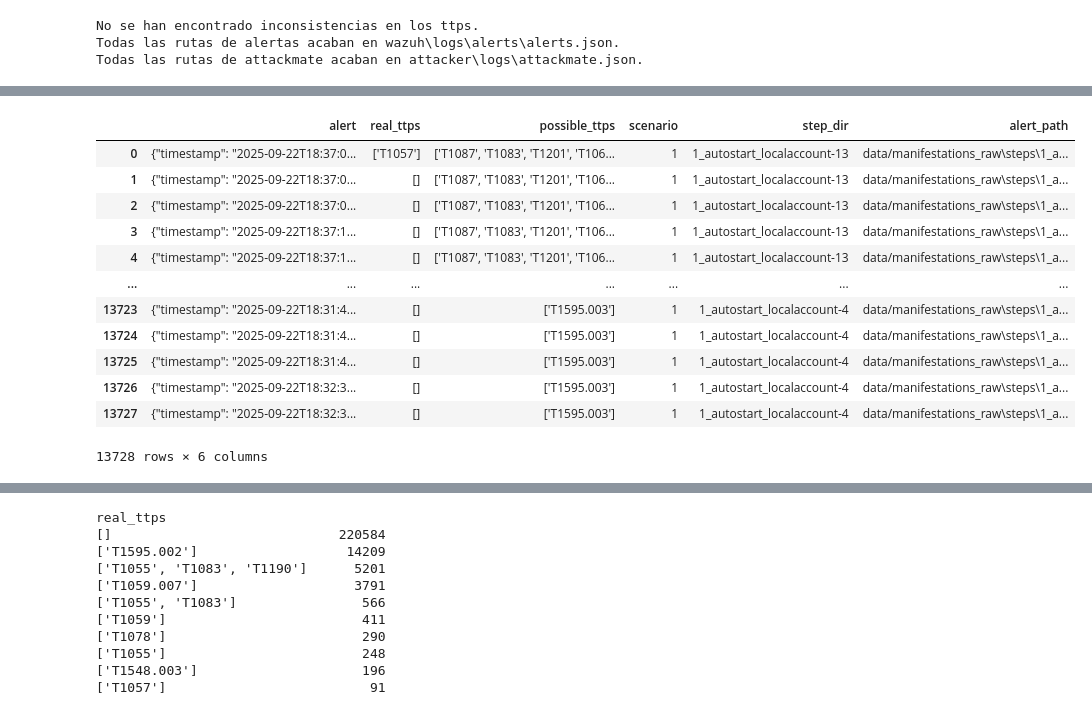
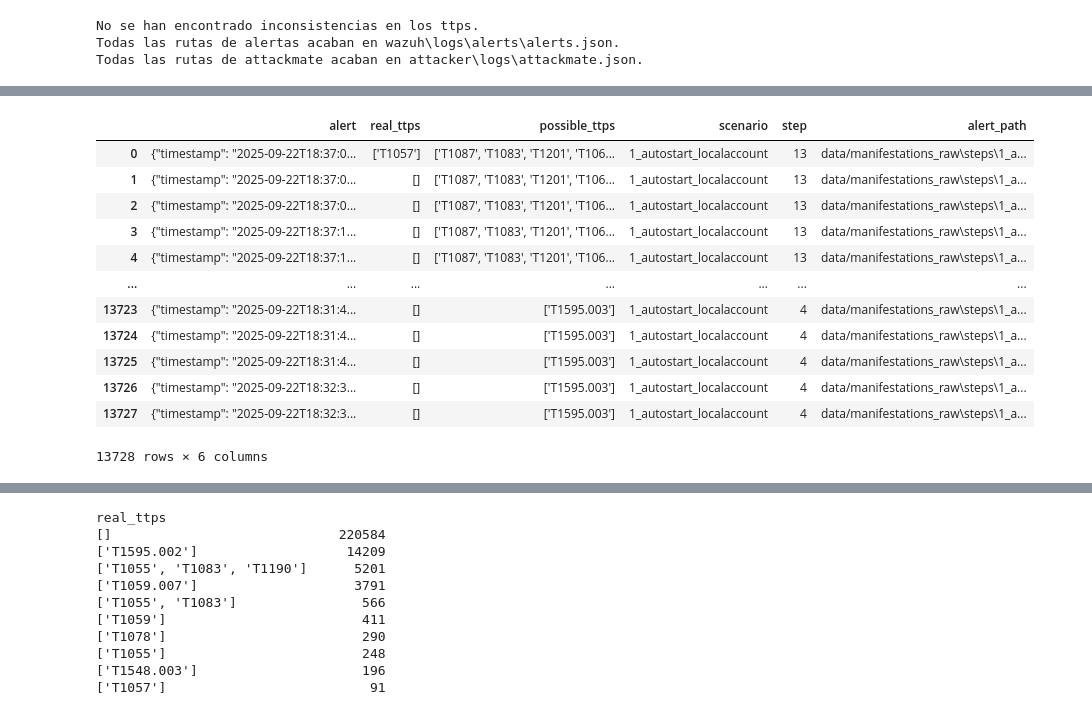
Before and after one commit to omarinfl/alert_correlation, a Jupyter notebook: extraction.ipynb, the cells around one changed output, grey strips where cells are left out. Saved outputs shown, nothing was run; the diff lists cells and outputs as text; code cells hidden in the pictures.

```diff
--- a/extraction.ipynb
+++ b/extraction.ipynb
@@ -144,16 +138,16 @@ df.head()
 # %%
-df[df['step_dir'].str.contains('1_autostart_localaccount')]
+df[df['scenario'] == '1_autostart_localaccount']
 # %% [output]
-|  | alert | real_ttps | possible_ttps | scenario | step_dir | alert_path |
-| 0 | {"timestamp": "2025-09-22T18:37:0... | ['T1057'] | ['T1087', 'T1083', 'T1201', 'T106... | 1 | 1_autostart_localaccount-13 | data/manifestations_raw\steps\1_a... |
-| 1 | {"timestamp": "2025-09-22T18:37:0... | [] | ['T1087', 'T1083', 'T1201', 'T106... | 1 | 1_autostart_localaccount-13 | data/manifestations_raw\steps\1_a... |
-| 2 | {"timestamp": "2025-09-22T18:37:0... | [] | ['T1087', 'T1083', 'T1201', 'T106... | 1 | 1_autostart_localaccount-13 | data/manifestations_raw\steps\1_a... |
-| 3 | {"timestamp": "2025-09-22T18:37:1... | [] | ['T1087', 'T1083', 'T1201', 'T106... | 1 | 1_autostart_localaccount-13 | data/manifestations_raw\steps\1_a... |
-| 4 | {"timestamp": "2025-09-22T18:37:1... | [] | ['T1087', 'T1083', 'T1201', 'T106... | 1 | 1_autostart_localaccount-13 | data/manifestations_raw\steps\1_a... |
+|  | alert | real_ttps | possible_ttps | scenario | step | alert_path |
+| 0 | {"timestamp": "2025-09-22T18:37:0... | ['T1057'] | ['T1087', 'T1083', 'T1201', 'T106... | 1_autostart_localaccount | 13 | data/manifestations_raw\steps\1_a... |
+| 1 | {"timestamp": "2025-09-22T18:37:0... | [] | ['T1087', 'T1083', 'T1201', 'T106... | 1_autostart_localaccount | 13 | data/manifestations_raw\steps\1_a... |
+| 2 | {"timestamp": "2025-09-22T18:37:0... | [] | ['T1087', 'T1083', 'T1201', 'T106... | 1_autostart_localaccount | 13 | data/manifestations_raw\steps\1_a... |
+| 3 | {"timestamp": "2025-09-22T18:37:1... | [] | ['T1087', 'T1083', 'T1201', 'T106... | 1_autostart_localaccount | 13 | data/manifestations_raw\steps\1_a... |
+| 4 | {"timestamp": "2025-09-22T18:37:1... | [] | ['T1087', 'T1083', 'T1201', 'T106... | 1_autostart_localaccount | 13 | data/manifestations_raw\steps\1_a... |
 | ... | ... | ... | ... | ... | ... | ... |
-| 13723 | {"timestamp": "2025-09-22T18:31:4... | [] | ['T1595.003'] | 1 | 1_autostart_localaccount-4 | data/manifestations_raw\steps\1_a... |
-| 13724 | {"timestamp": "2025-09-22T18:31:4... | [] | ['T1595.003'] | 1 | 1_autostart_localaccount-4 | data/manifestations_raw\steps\1_a... |
-| 13725 | {"timestamp": "2025-09-22T18:31:4... | [] | ['T1595.003'] | 1 | 1_autostart_localaccount-4 | data/manifestations_raw\steps\1_a... |
-| 13726 | {"timestamp": "2025-09-22T18:32:3... | [] | ['T1595.003'] | 1 | 1_autostart_localaccount-4 | data/manifestations_raw\steps\1_a... |
-| 13727 | {"timestamp": "2025-09-22T18:32:3... | [] | ['T1595.003'] | 1 | 1_autostart_localaccount-4 | data/manifestations_raw\steps\1_a... |
+| 13723 | {"timestamp": "2025-09-22T18:31:4... | [] | ['T1595.003'] | 1_autostart_localaccount | 4 | data/manifestations_raw\steps\1_a... |
+| 13724 | {"timestamp": "2025-09-22T18:31:4... | [] | ['T1595.003'] | 1_autostart_localaccount | 4 | data/manifestations_raw\steps\1_a... |
+| 13725 | {"timestamp": "2025-09-22T18:31:4... | [] | ['T1595.003'] | 1_autostart_localaccount | 4 | data/manifestations_raw\steps\1_a... |
+| 13726 | {"timestamp": "2025-09-22T18:32:3... | [] | ['T1595.003'] | 1_autostart_localaccount | 4 | data/manifestations_raw\steps\1_a... |
+| 13727 | {"timestamp": "2025-09-22T18:32:3... | [] | ['T1595.003'] | 1_autostart_localaccount | 4 | data/manifestations_raw\steps\1_a... |
 13728 rows × 6 columns
```
Also changed, not shown: parts of 13 cells of this notebook, 5 other files.
